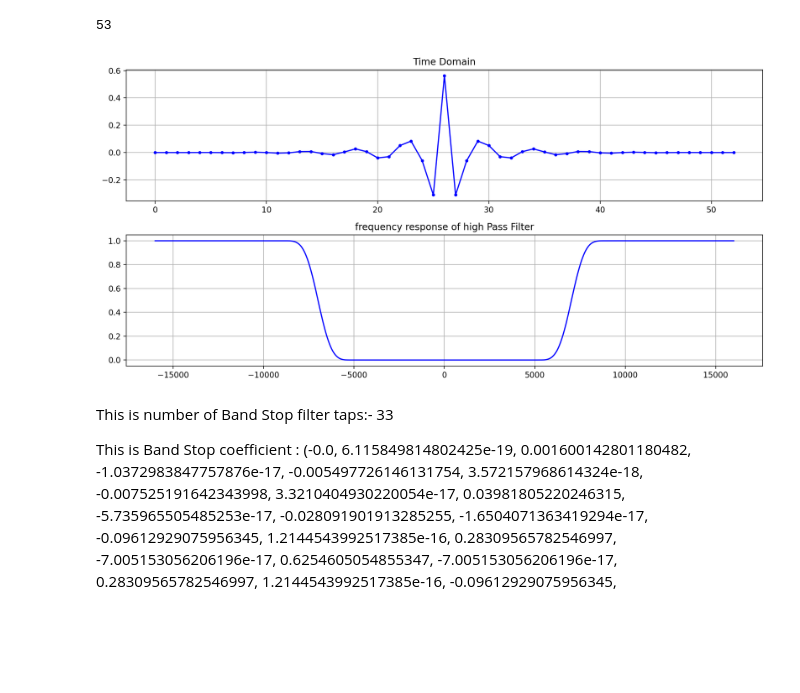
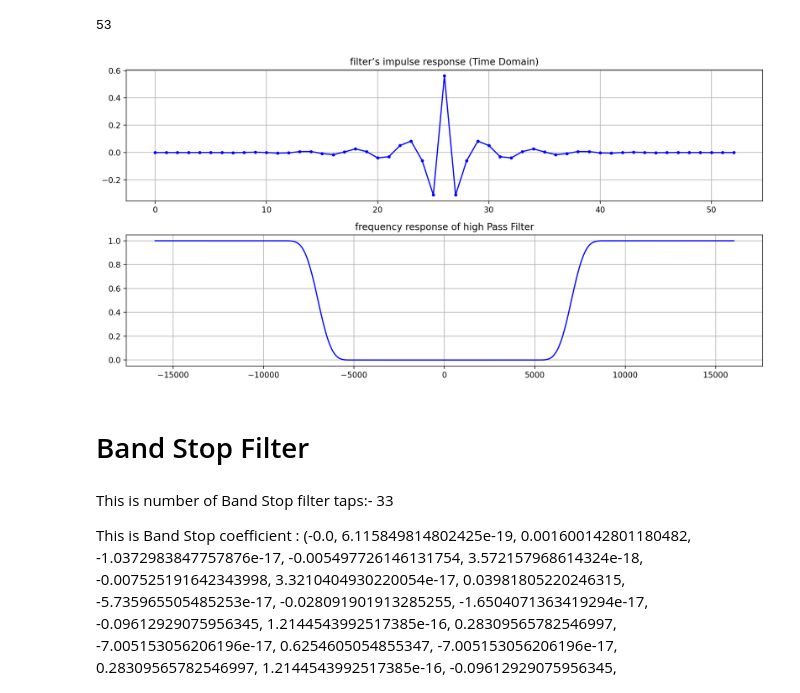
Before and after one commit to patel999jay/ECED4502---Digital-Signal-Processing, a Jupyter notebook: Lab 3/ECED4502_Lab3_Filter_Demo.ipynb, the cells around one changed output. Drawn from its saved outputs; the diff is of its cells as text; code cells hidden in the pictures; blank space fills up the shorter version.

```diff
--- a/Lab 3/ECED4502_Lab3_Filter_Demo.ipynb
+++ b/Lab 3/ECED4502_Lab3_Filter_Demo.ipynb
@@ -157,24 +168,26 @@ len(h)
 # %%
 # plot the impulse response
 plt.figure(figsize=(12,6))
 plt.subplot(211)
 plt.plot(h, 'b.-')
-plt.title("Time Domain")
+plt.title("filter’s impulse response (Time Domain)")
 plt.grid()
 
 
 # plot the frequency response
 H = np.abs(np.fft.fft(h, 1024)) # take the 1024-point FFT and magnitude
 H = np.fft.fftshift(H) # make 0 Hz in the center
 w = np.linspace(-sample_rate/2, sample_rate/2, len(H)) # x axis
 
 plt.subplot(212)
 plt.plot(w, H, 'b-')
 plt.title("frequency response of high Pass Filter")
 plt.grid()
 plt.tight_layout()
 # %% [output]
-[figure, old version]
+[figure, new version]
+# %% [markdown]
+# Band Stop Filter
 # %% [markdown]
 This is number of Band Stop filter taps:- 	 33
 
```
Also changed, not shown: parts of 13 cells of this notebook.
